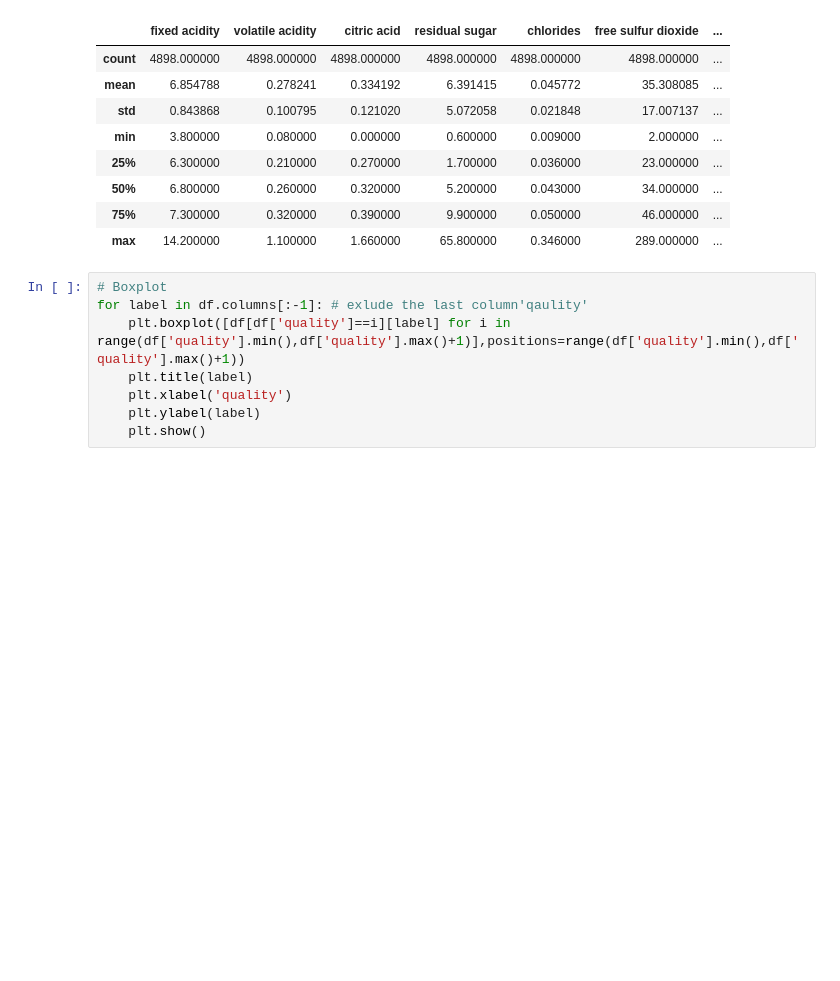
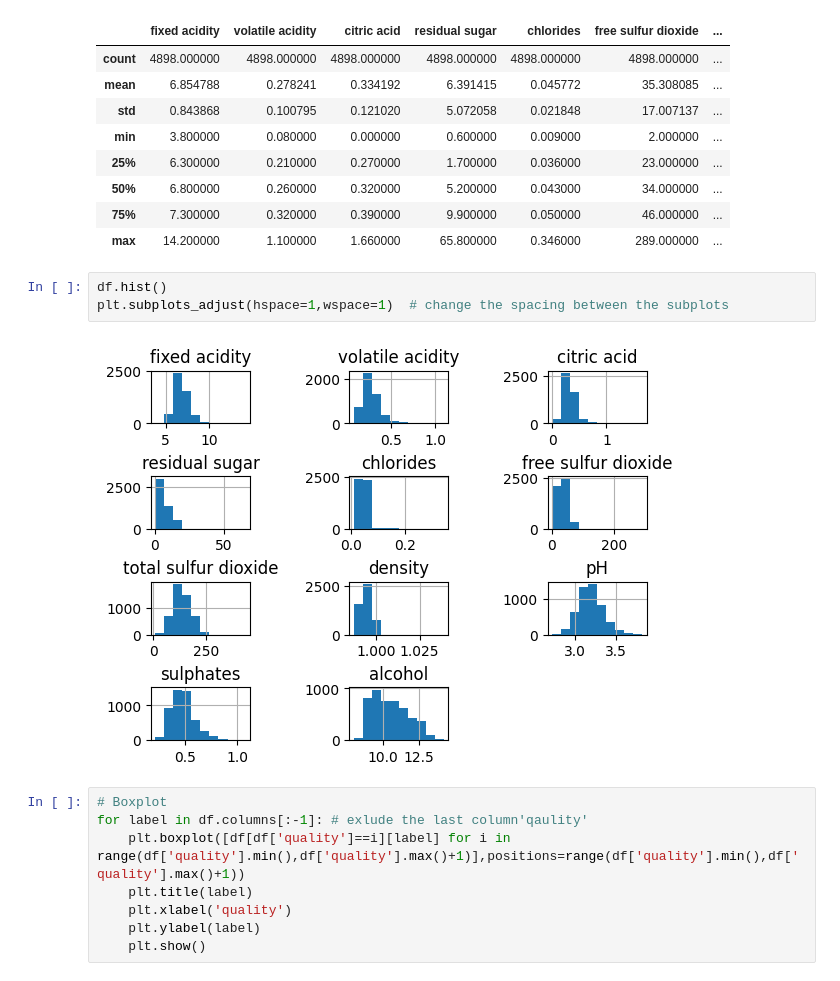
Before and after one commit to vicky-playground/ML-wine-quality, a Jupyter notebook: white-wine.ipynb, the cells around one changed output. Drawn from its saved outputs; the diff is of its cells as text; blank space fills up the shorter version.

```diff
--- a/white-wine.ipynb
+++ b/white-wine.ipynb
@@ -65,6 +65,11 @@ df.describe()
 | 50% | 6.800000 | 0.260000 | 0.320000 | 5.200000 | 0.043000 | 34.000000 | ... |
 | 75% | 7.300000 | 0.320000 | 0.390000 | 9.900000 | 0.050000 | 46.000000 | ... |
 | max | 14.200000 | 1.100000 | 1.660000 | 65.800000 | 0.346000 | 289.000000 | ... |
+# %%
+df.hist()
+plt.subplots_adjust(hspace=1,wspace=1)  # change the spacing between the subplots
+# %% [output]
+[figure, added]
 # %%
 # Boxplot
 for label in df.columns[:-1]: # exlude the last column'qaulity'
```
Also changed, not shown: 1 other file.
